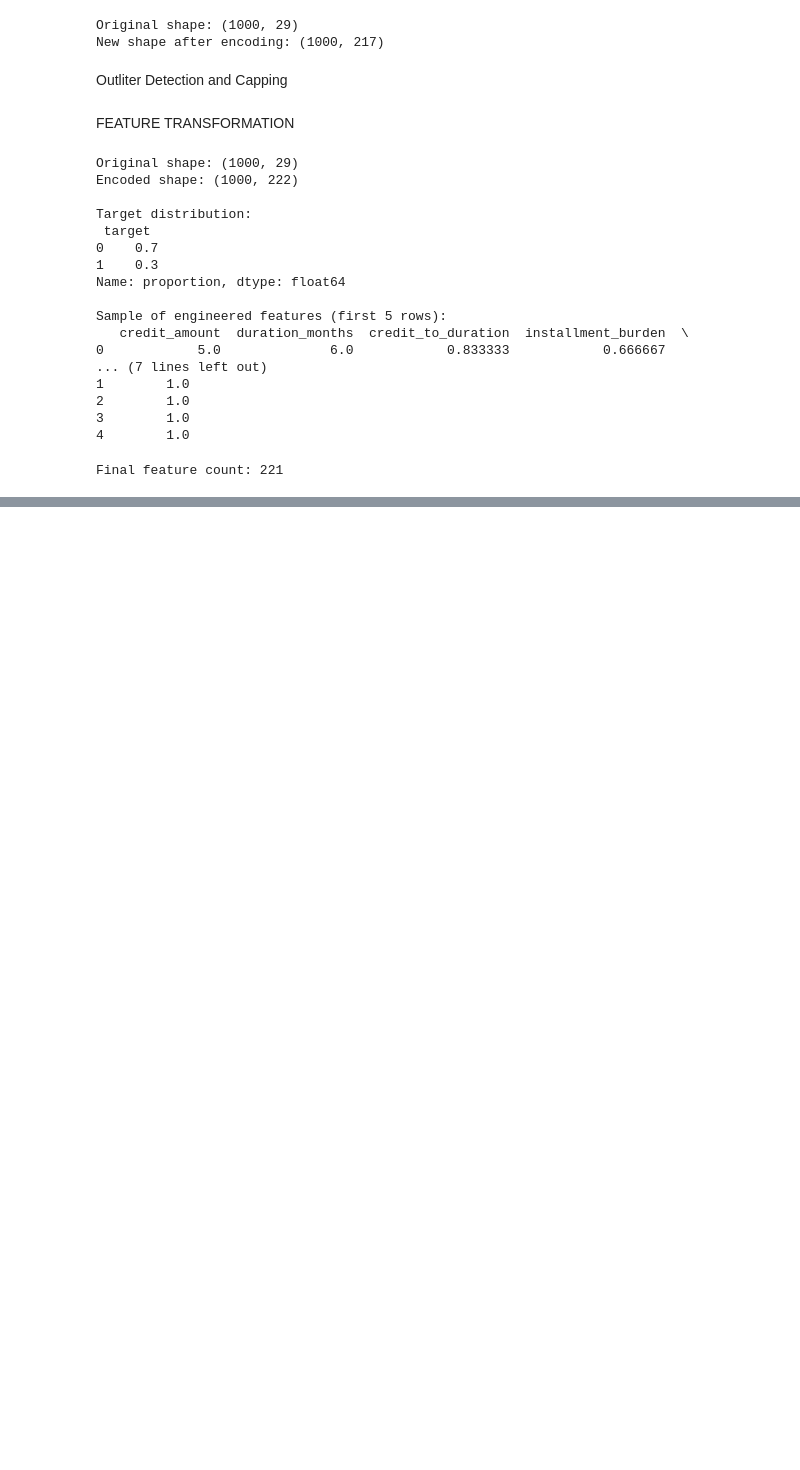
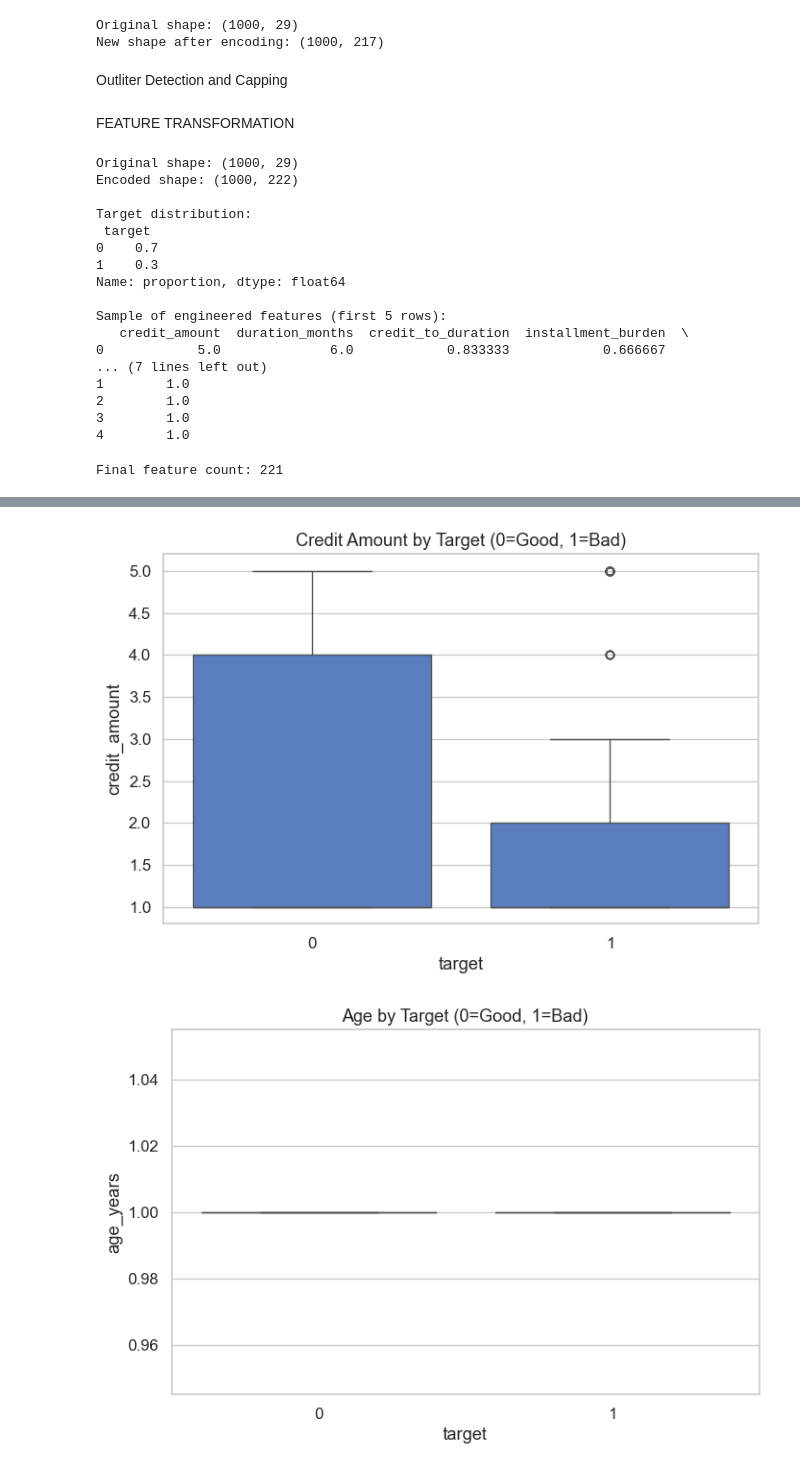
Before and after one commit to hitakshi2003/bootcamp_hitakshi_kulhare, a Jupyter notebook: project/SME Credit Risk.ipynb, the cells around one changed output, grey strips where cells are left out. Saved outputs shown, nothing was run; the diff lists cells and outputs as text; code cells hidden in the pictures; blank space fills up the shorter version.

Commit message:
Add EDA, scatterplots, boxplots, and insights for SME project in Stage08

```diff
--- a/project/SME Credit Risk.ipynb
+++ b/project/SME Credit Risk.ipynb
@@ -275,0 +422,23 @@ Final feature count: 221
+# %%
+sns.set(style="whitegrid", palette="muted", font_scale=1.1)
+
+# -------------------------------
+# 1. Distribution plots by target
+# -------------------------------
+plt.figure(figsize=(8,5))
+sns.boxplot(x="target", y="credit_amount", data=df)
+plt.title("Credit Amount by Target (0=Good, 1=Bad)")
+plt.show()
+
+plt.figure(figsize=(8,5))
+sns.boxplot(x="target", y="age_years", data=df)
+plt.title("Age by Target (0=Good, 1=Bad)")
+plt.show()
+
+plt.figure(figsize=(8,5))
+sns.boxplot(x="target", y="duration_months", data=df)
+plt.title("Loan Duration by Target (0=Good, 1=Bad)")
+plt.show()
+# %% [output]
+[figure, added]
+[figure, added]
```
Also changed, not shown: parts of 20 cells of this notebook, 1 other file.
